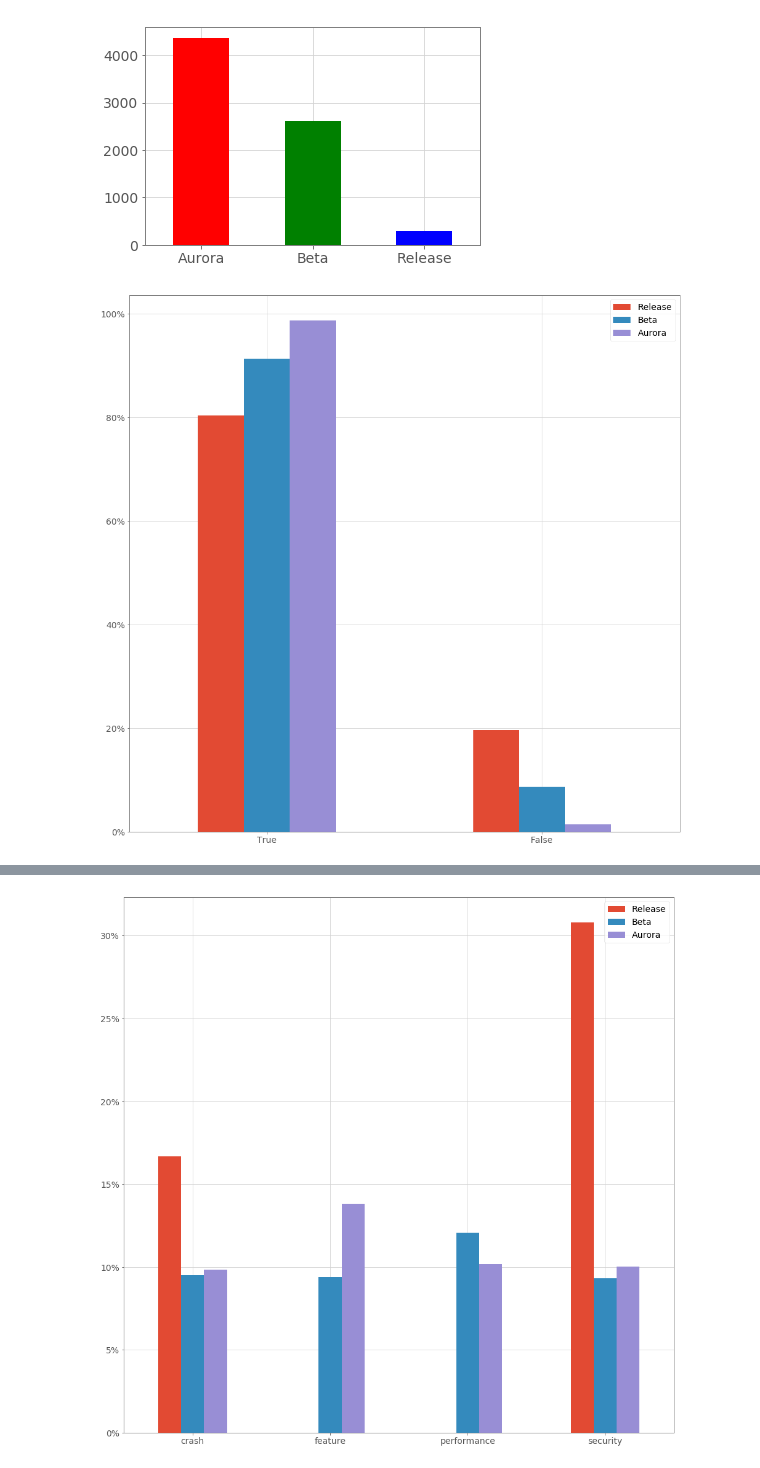
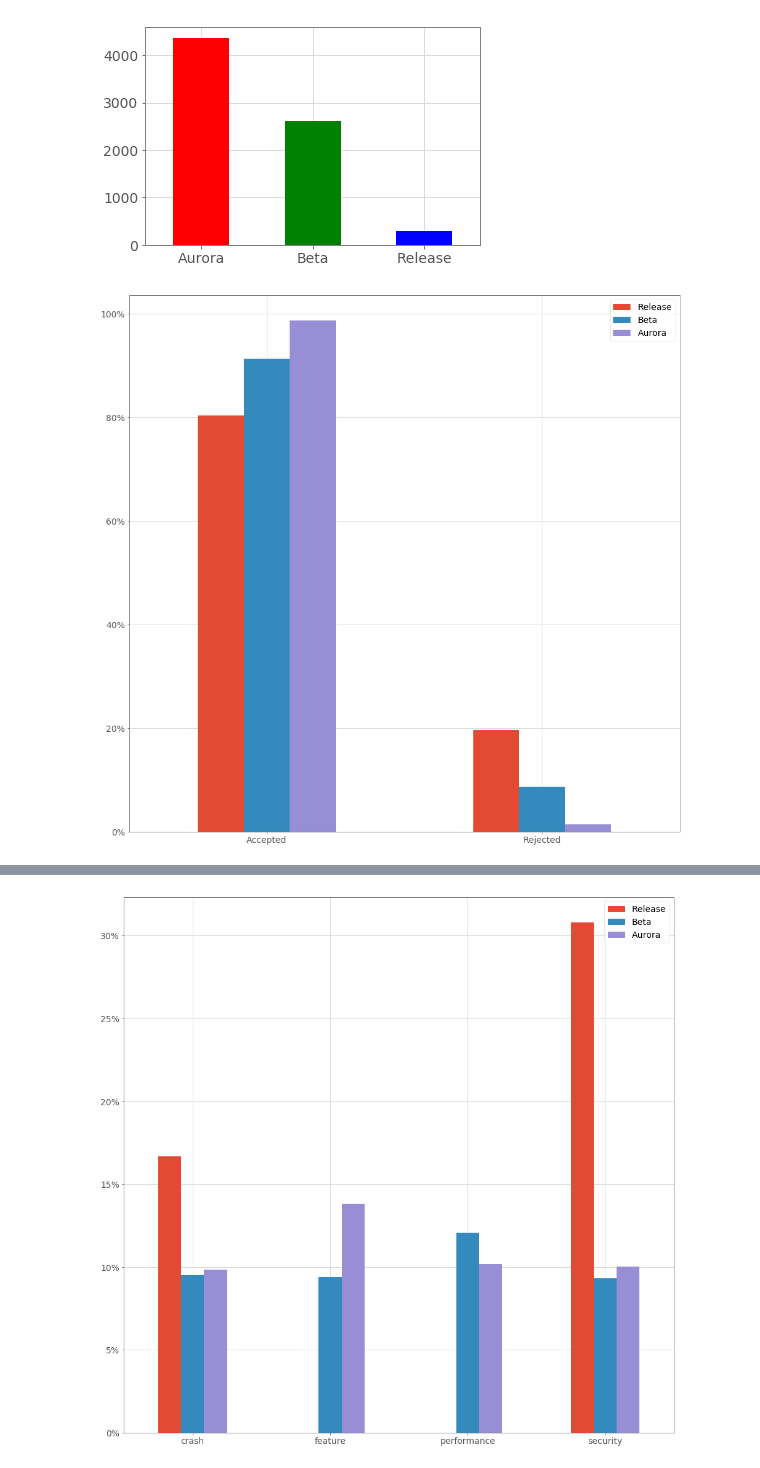
Before and after one commit to marco-c/uplift-analysis, a Jupyter notebook: plots/Plots.ipynb, the cells around one changed output, grey strips where cells are left out. Saved outputs shown, nothing was run; the diff lists cells and outputs as text; code cells hidden in the pictures.

```diff
--- a/plots/Plots.ipynb
+++ b/plots/Plots.ipynb
@@ -75,14 +75,15 @@ fig.savefig('uplifts_per_channel.pdf', format='pdf', bbox_inches='tight')
 # %%
 fig = plt.figure(figsize=(16,16))
 ax = fig.add_subplot(111)
 ax.yaxis.set_major_formatter(mtick.FuncFormatter(lambda y, _: '{:.0%}'.format(y)))
 pd.concat([df_release['uplift_accepted'].value_counts(normalize=True).rename('Release'), df_beta['uplift_accepted'].value_counts(normalize=True).rename('Beta'), df_aurora['uplift_accepted'].value_counts(normalize=True).rename('Aurora')], axis=1)\
 .plot(kind='bar', ax=ax)
+ax.set_xticklabels(['Accepted', 'Rejected'])
 plt.xticks(rotation=0)
 plt.show()
 fig.savefig('accepted_channels.pdf', format='pdf', bbox_inches='tight')
 # %% [output]
-[figure, old version]
+[figure, new version]
 # %%
 fig = plt.figure(figsize=(16,16))
 ax = fig.add_subplot(111)
```
Also changed, not shown: parts of 4 cells of this notebook.
